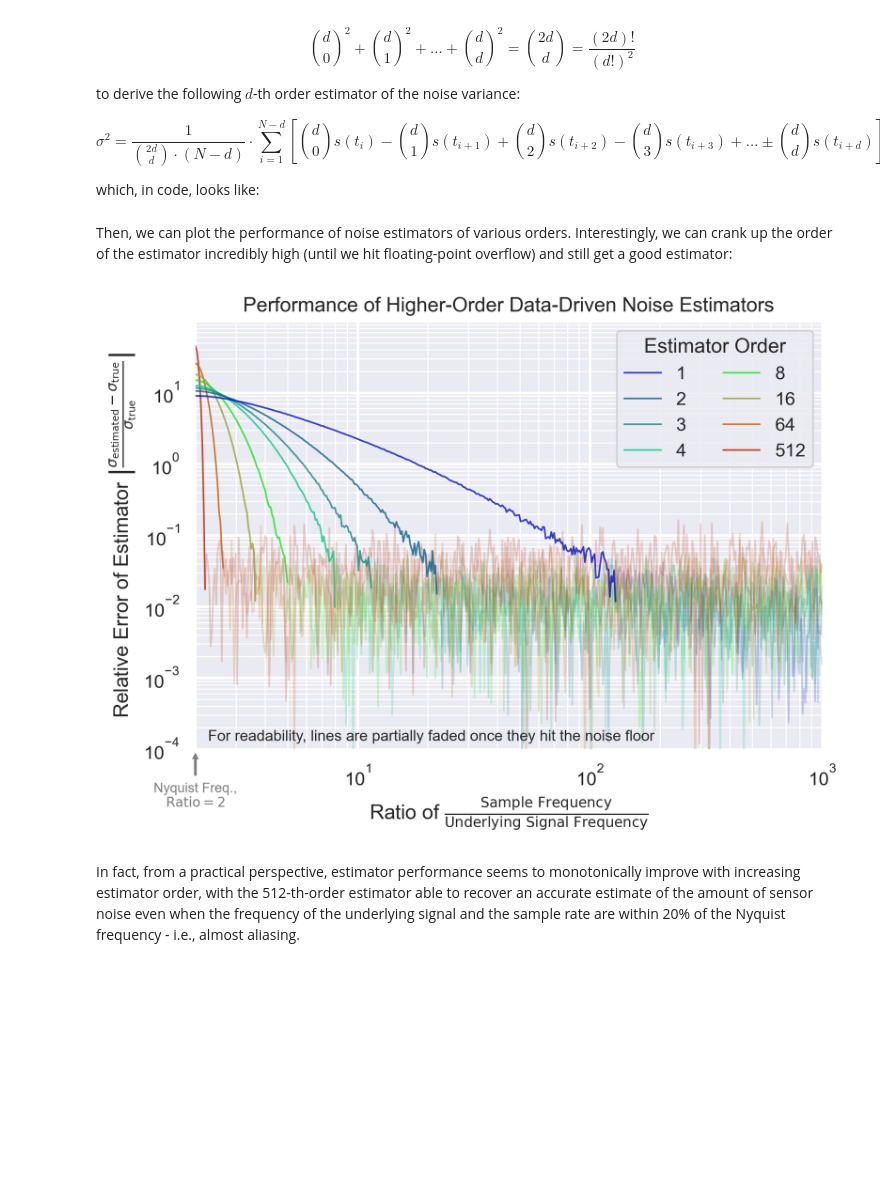
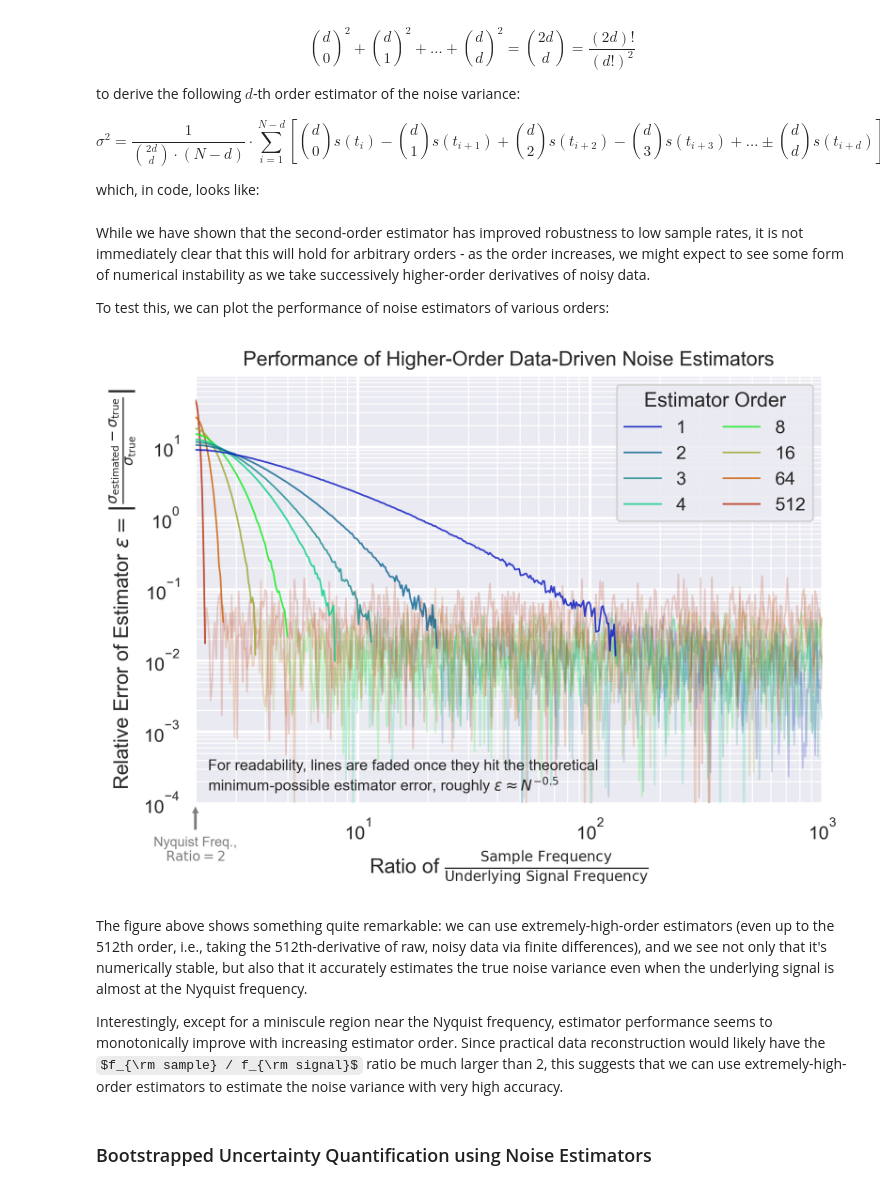
Before and after one commit to peterdsharpe/aircraft-polar-reconstruction-from-flight-test, a Jupyter notebook: manuscript.ipynb, the cells around one changed output. Cells and saved outputs as stored; diff of their text form; code cells hidden in the pictures; some formulas as TeX source; blank space fills up the shorter version.

```diff
--- a/manuscript.ipynb
+++ b/manuscript.ipynb
@@ -676,8 +676,10 @@ def synthesize_data_and_reconstruct_noise_variance(freq_signal, freq_sample, ord
     estimated_noise_standard_deviation = np.std(diff_data)
 
     return true_noise_standard_deviation, estimated_noise_standard_deviation
-# %% [markdown]
-Then, we can plot the performance of noise estimators of various orders. Interestingly, we can crank up the order of the estimator incredibly high (until we hit floating-point overflow) and still get a good estimator:
+# %% [markdown]
+While we have shown that the second-order estimator has improved robustness to low sample rates, it is not immediately clear that this will hold for arbitrary orders - as the order increases, we might expect to see some form of numerical instability as we take successively higher-order derivatives of noisy data.
+
+To test this, we can plot the performance of noise estimators of various orders:
 # %%
 fig, ax = plt.subplots()
 
@@ -731,35 +733,40 @@ plt.annotate(
     ha="center",
     va="top",
     alpha=0.6,
     fontsize=8,
     arrowprops=dict(
         arrowstyle="simple",
         # connectionstyle="arc3,rad=0.2",
         linewidth=0,
         alpha=0.5,
         facecolor="k",
     ),
 )
 plt.annotate(
-    text="For readability, lines are partially faded once they hit the noise floor",
+    text="For readability, lines are faded once they hit the theoretical\nminimum-possible estimator error, roughly $\\epsilon \\approx N^{-0.5}$",
     xy=(0.02, 0.02),
     xycoords="axes fraction",
     ha="left",
+    va="bottom",
     fontsize=9
 )
 
 plt.legend(
     title="Estimator Order",
     ncols=2,
 )
 p.show_plot(
     title="Performance of Higher-Order Data-Driven Noise Estimators",
     xlabel=r"Ratio of $\frac{\mathrm{Sample\ Frequency}}{\mathrm{Underlying\ Signal\ Frequency}}$",
-    ylabel=r"Relative Error of Estimator $\left| \frac{ \sigma_{\mathrm{estimated}} - \sigma_{\mathrm{true}} }{\sigma_{\mathrm{true}}}\right|$",
+    ylabel=r"Relative Error of Estimator $\epsilon = \left| \frac{ \sigma_{\mathrm{estimated}} - \sigma_{\mathrm{true}} }{\sigma_{\mathrm{true}}}\right|$",
     legend=False,
     dpi=300,
 )
 # %% [output]
-[figure, old version]
+[figure, new version]
-# %% [markdown]
-In fact, from a practical perspective, estimator performance seems to monotonically improve with increasing estimator order, with the 512-th-order estimator able to recover an accurate estimate of the amount of sensor noise even when the frequency of the underlying signal and the sample rate are within 20% of the Nyquist frequency - i.e., almost aliasing.
+# %% [markdown]
+The figure above shows something quite remarkable: we can use extremely-high-order estimators (even up to the 512th order, i.e., taking the 512th-derivative of raw, noisy data via finite differences), and we see not only that it's numerically stable, but also that it accurately estimates the true noise variance even when the underlying signal is almost at the Nyquist frequency.
+
+Interestingly, except for a miniscule region near the Nyquist frequency, estimator performance seems to monotonically improve with increasing estimator order. Since practical data reconstruction would likely have the $f_{\rm sample} / f_{\rm signal}$ ratio be much larger than 2, this suggests that we can use extremely-high-order estimators to estimate the noise variance with very high accuracy.
+# %% [markdown]
+### Bootstrapped Uncertainty Quantification using Noise Estimators
```
Also changed, not shown: parts of 12 cells of this notebook.
